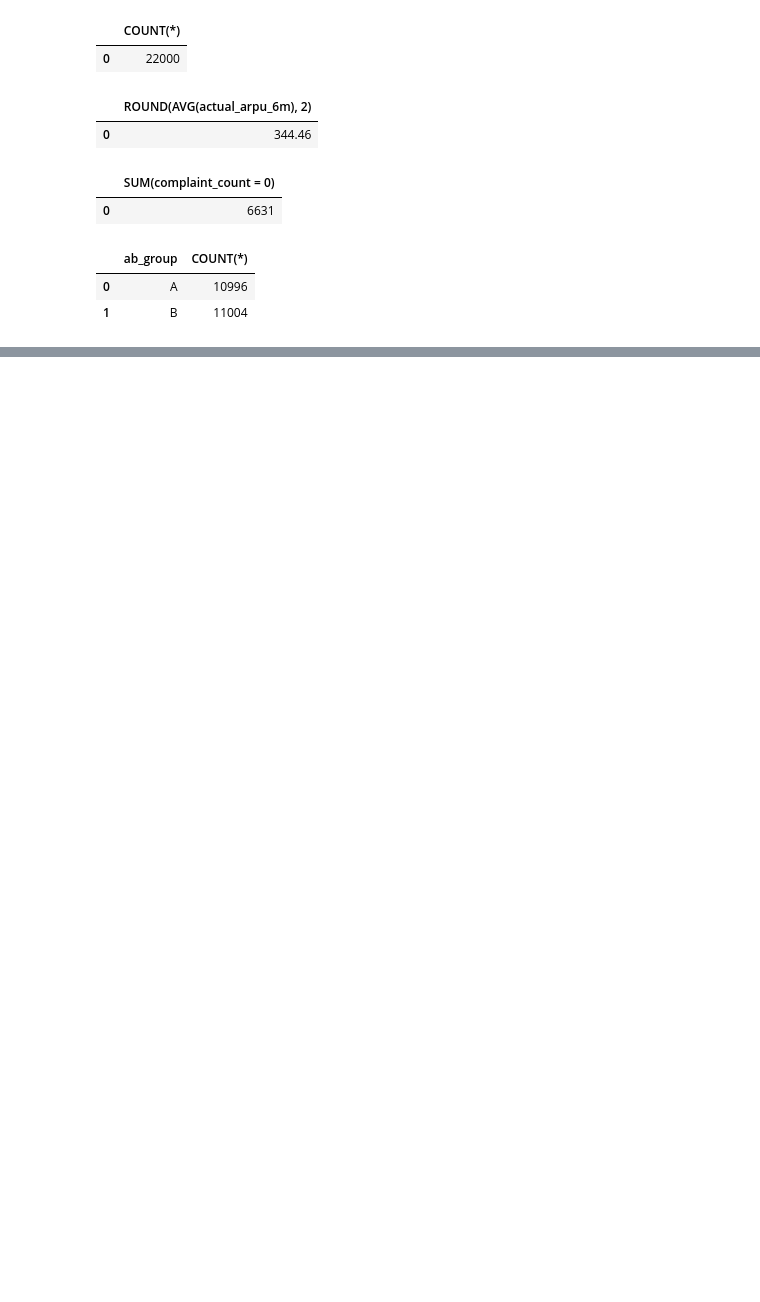
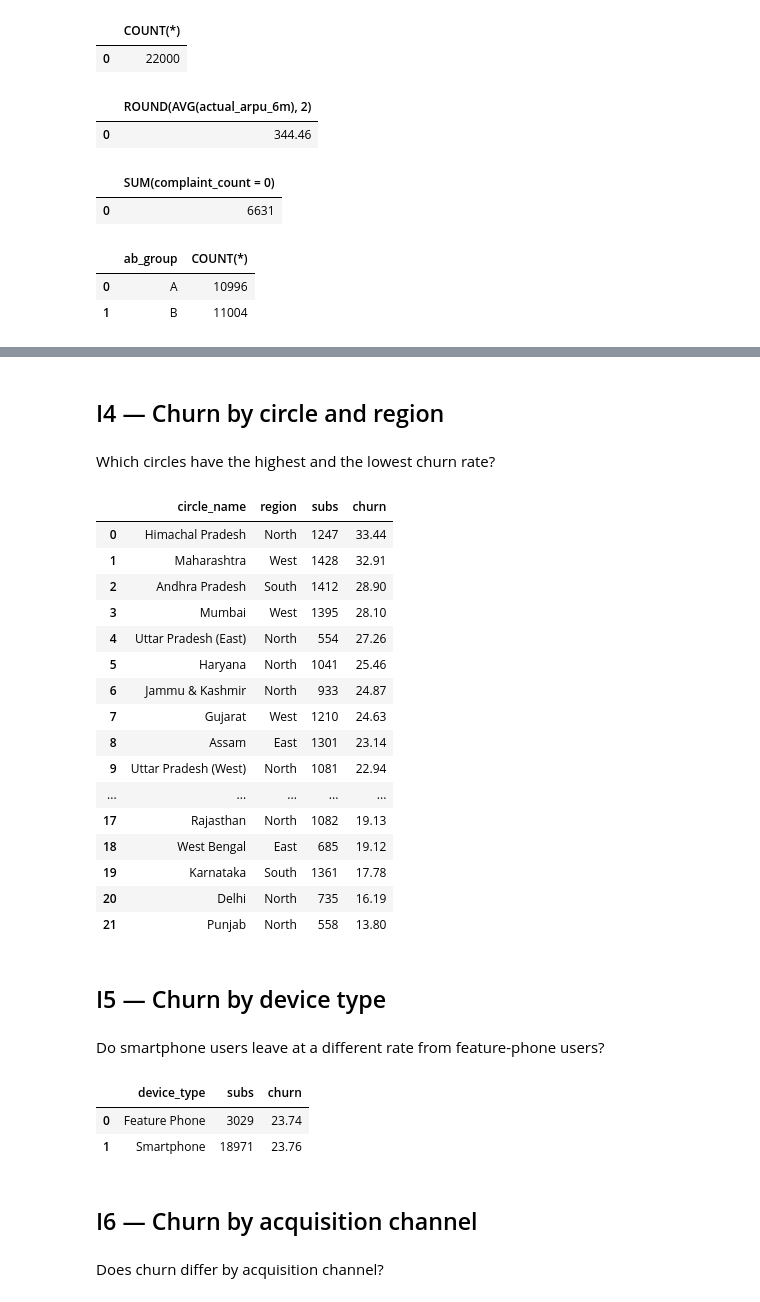
Before and after one commit to Jazeelahmed/airtel-telecom-analytics, a Jupyter notebook: notebooks/05_analysis.ipynb, the cells around one changed output, grey strips where cells are left out. Cells and saved outputs as stored; diff of their text form; code cells hidden in the pictures; blank space fills up the shorter version.

```diff
--- a/notebooks/05_analysis.ipynb
+++ b/notebooks/05_analysis.ipynb
@@ -835,0 +1277,52 @@ LIMIT 5;
+# %% [markdown]
+## I4 — Churn by circle and region
+# %% [markdown]
+Which circles have the highest and the lowest churn rate?
+# %%
+q("""
+SELECT circle_name,
+       region,
+       COUNT(*) AS subs,
+       ROUND(100.0 * AVG(is_churned), 2) AS churn
+FROM customer_features
+GROUP BY circle_name, region
+ORDER BY churn DESC;
+""")
+# %% [output]
+|  | circle_name | region | subs | churn |
+| 0 | Himachal Pradesh | North | 1247 | 33.44 |
+| 1 | Maharashtra | West | 1428 | 32.91 |
+| 2 | Andhra Pradesh | South | 1412 | 28.90 |
+| 3 | Mumbai | West | 1395 | 28.10 |
+| 4 | Uttar Pradesh (East) | North | 554 | 27.26 |
+| 5 | Haryana | North | 1041 | 25.46 |
+| 6 | Jammu & Kashmir | North | 933 | 24.87 |
+| 7 | Gujarat | West | 1210 | 24.63 |
+| 8 | Assam | East | 1301 | 23.14 |
+| 9 | Uttar Pradesh (West) | North | 1081 | 22.94 |
+| ... | ... | ... | ... | ... |
+| 17 | Rajasthan | North | 1082 | 19.13 |
+| 18 | West Bengal | East | 685 | 19.12 |
+| 19 | Karnataka | South | 1361 | 17.78 |
+| 20 | Delhi | North | 735 | 16.19 |
+| 21 | Punjab | North | 558 | 13.80 |
+# %% [markdown]
+## I5 — Churn by device type
+# %% [markdown]
+Do smartphone users leave at a different rate from feature-phone users?
+# %%
+q("""
+SELECT device_type,
+       COUNT(*) AS subs,
+       ROUND(100.0 * AVG(is_churned), 2) AS churn
+FROM customer_features
+GROUP BY device_type;
+""")
+# %% [output]
+|  | device_type | subs | churn |
+| 0 | Feature Phone | 3029 | 23.74 |
+| 1 | Smartphone | 18971 | 23.76 |
+# %% [markdown]
+## I6 — Churn by acquisition channel
+# %% [markdown]
+Does churn differ by acquisition channel?
```
Also changed, not shown: parts of 359 cells of this notebook.
